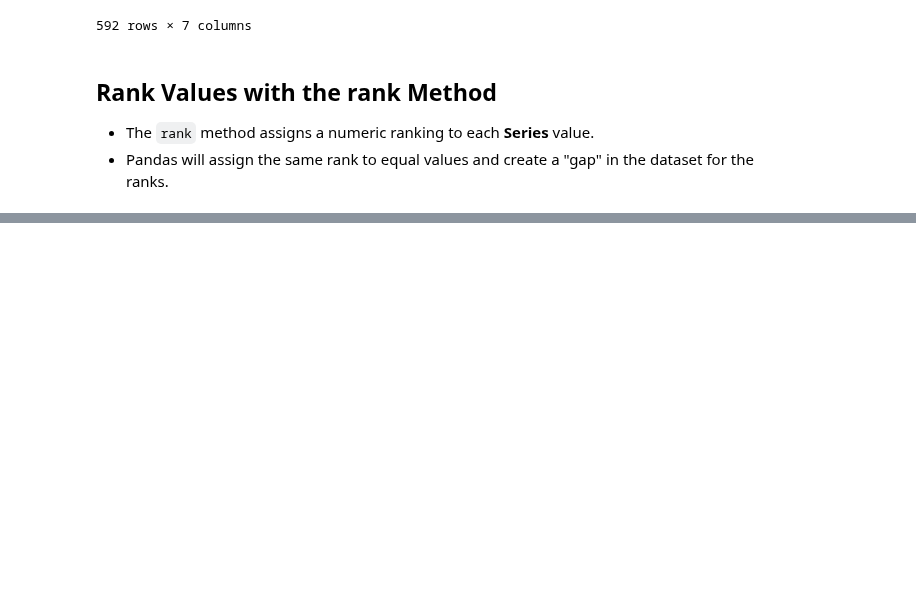
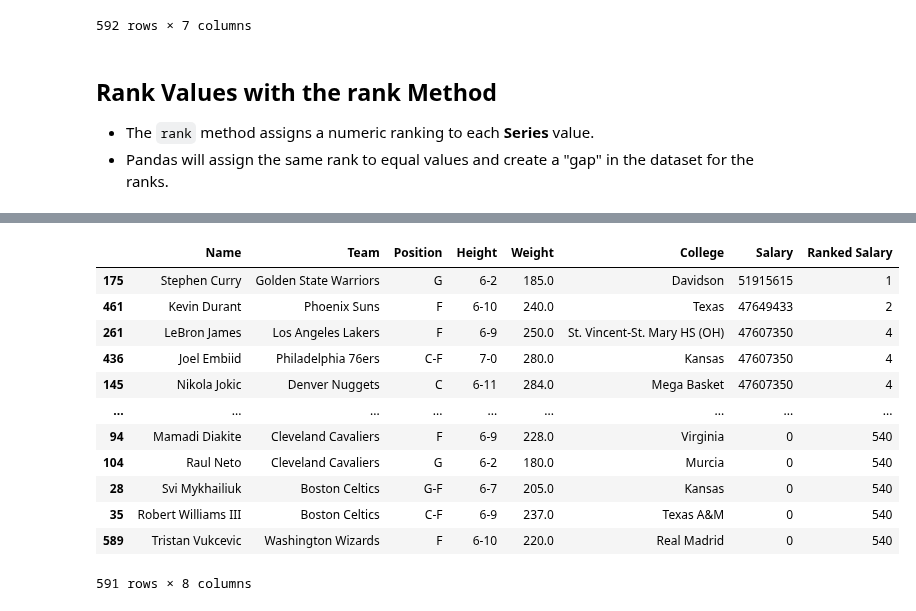
Before and after one commit to Petar-Koprinkov/Pandas, a Jupyter notebook: Incomplete/04 - DataFrames I - Introduction.ipynb, the cells around one changed output, grey strips where cells are left out. Cells and saved outputs as stored; diff of their text form; code cells hidden in the pictures; blank space fills up the shorter version.

```diff
--- a/Incomplete/04 - DataFrames I - Introduction.ipynb
+++ b/Incomplete/04 - DataFrames I - Introduction.ipynb
@@ -223,0 +241,3 @@ nba.sort_index(ascending=False)
+# %%
+nba = nba.dropna(how='all')
+nba
@@ -223,0 +258,3 @@ nba.sort_index(ascending=False)
+# %%
+nba['Salary'] = nba['Salary'].fillna(value=0).astype('int64')
+nba
@@ -223,0 +280,20 @@ nba.sort_index(ascending=False)
+# %%
+nba_rank_by_salary = nba['Salary'].rank(ascending=False).astype('int64')
+# %%
+nba.insert(loc=7, column='Ranked Salary', value=nba_rank_by_salary)
+# %%
+nba.sort_values(by='Ranked Salary', ascending=True, na_position='last')
+# %% [output]
+|  | Name | Team | Position | Height | Weight | College | Salary | Ranked Salary |
+| 175 | Stephen Curry | Golden State Warriors | G | 6-2 | 185.0 | Davidson | 51915615 | 1 |
+| 461 | Kevin Durant | Phoenix Suns | F | 6-10 | 240.0 | Texas | 47649433 | 2 |
+| 261 | LeBron James | Los Angeles Lakers | F | 6-9 | 250.0 | St. Vincent-St. Mary HS (OH) | 47607350 | 4 |
+| 436 | Joel Embiid | Philadelphia 76ers | C-F | 7-0 | 280.0 | Kansas | 47607350 | 4 |
+| 145 | Nikola Jokic | Denver Nuggets | C | 6-11 | 284.0 | Mega Basket | 47607350 | 4 |
+| ... | ... | ... | ... | ... | ... | ... | ... | ... |
+| 94 | Mamadi Diakite | Cleveland Cavaliers | F | 6-9 | 228.0 | Virginia | 0 | 540 |
+| 104 | Raul Neto | Cleveland Cavaliers | G | 6-2 | 180.0 | Murcia | 0 | 540 |
+| 28 | Svi Mykhailiuk | Boston Celtics | G-F | 6-7 | 205.0 | Kansas | 0 | 540 |
+| 35 | Robert Williams III | Boston Celtics | C-F | 6-9 | 237.0 | Texas A&M | 0 | 540 |
+| 589 | Tristan Vukcevic | Washington Wizards | F | 6-10 | 220.0 | Real Madrid | 0 | 540 |
+591 rows × 8 columns
```
Also changed, not shown: parts of 3 cells of this notebook.
